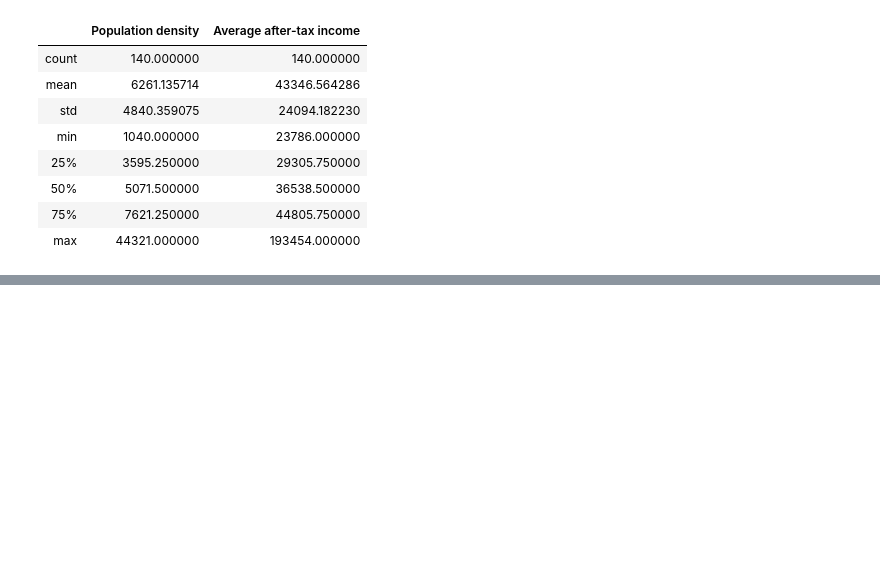
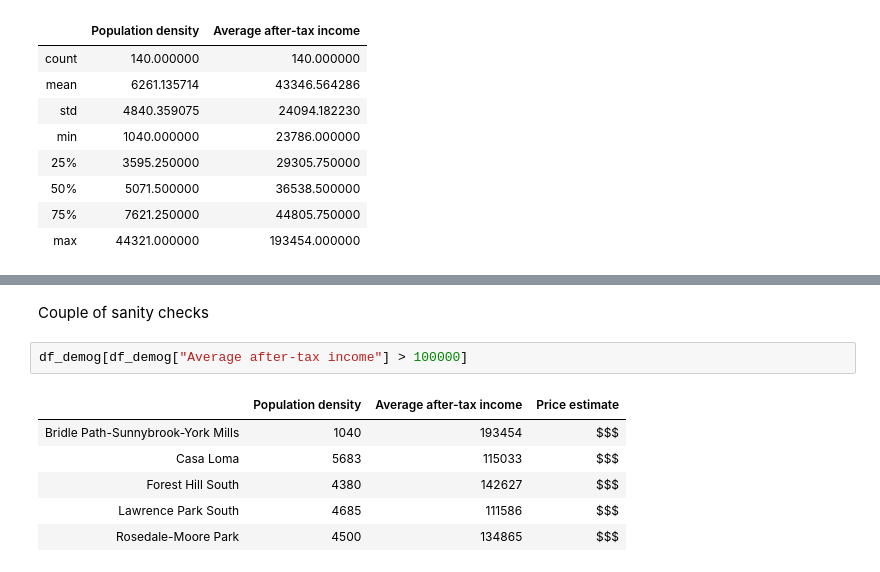
Before and after one commit to suryam08/Coursera_Capstone, a Jupyter notebook: Battle_of_neighbourhoods.ipynb, the cells around one changed output, grey strips where cells are left out. Saved outputs shown, nothing was run; the diff lists cells and outputs as text; blank space fills up the shorter version.

```diff
--- a/Battle_of_neighbourhoods.ipynb
+++ b/Battle_of_neighbourhoods.ipynb
@@ -114,0 +185,11 @@ Concluding remarks and recommendations will be made based on findings in step \#
+# %% [markdown]
+Couple of sanity checks
+# %%
+df_demog[df_demog["Average after-tax income"] > 100000]
+# %% [output]
+|  | Population density | Average after-tax income | Price estimate |
+| Bridle Path-Sunnybrook-York Mills | 1040 | 193454 | $$$ |
+| Casa Loma | 5683 | 115033 | $$$ |
+| Forest Hill South | 4380 | 142627 | $$$ |
+| Lawrence Park South | 4685 | 111586 | $$$ |
+| Rosedale-Moore Park | 4500 | 134865 | $$$ |
```
Also changed, not shown: parts of 23 cells of this notebook, 1 other file.
